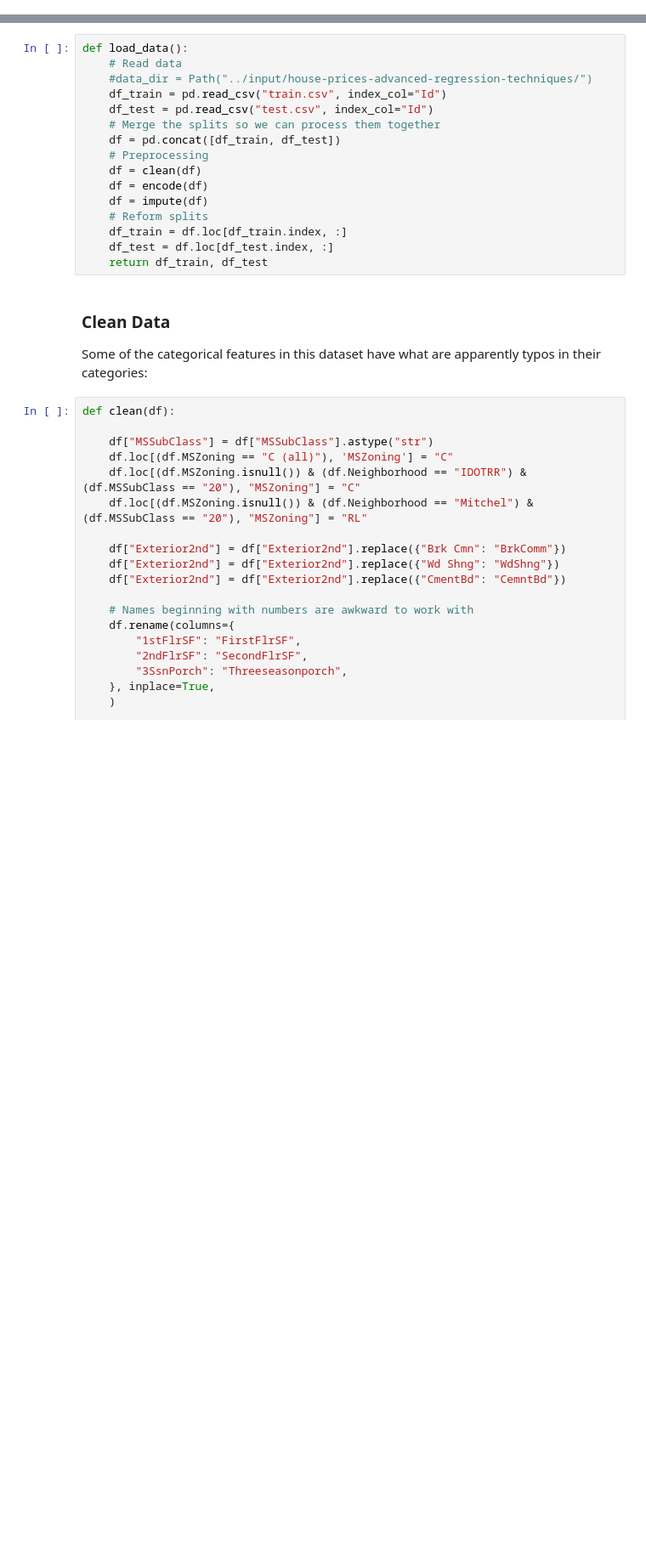
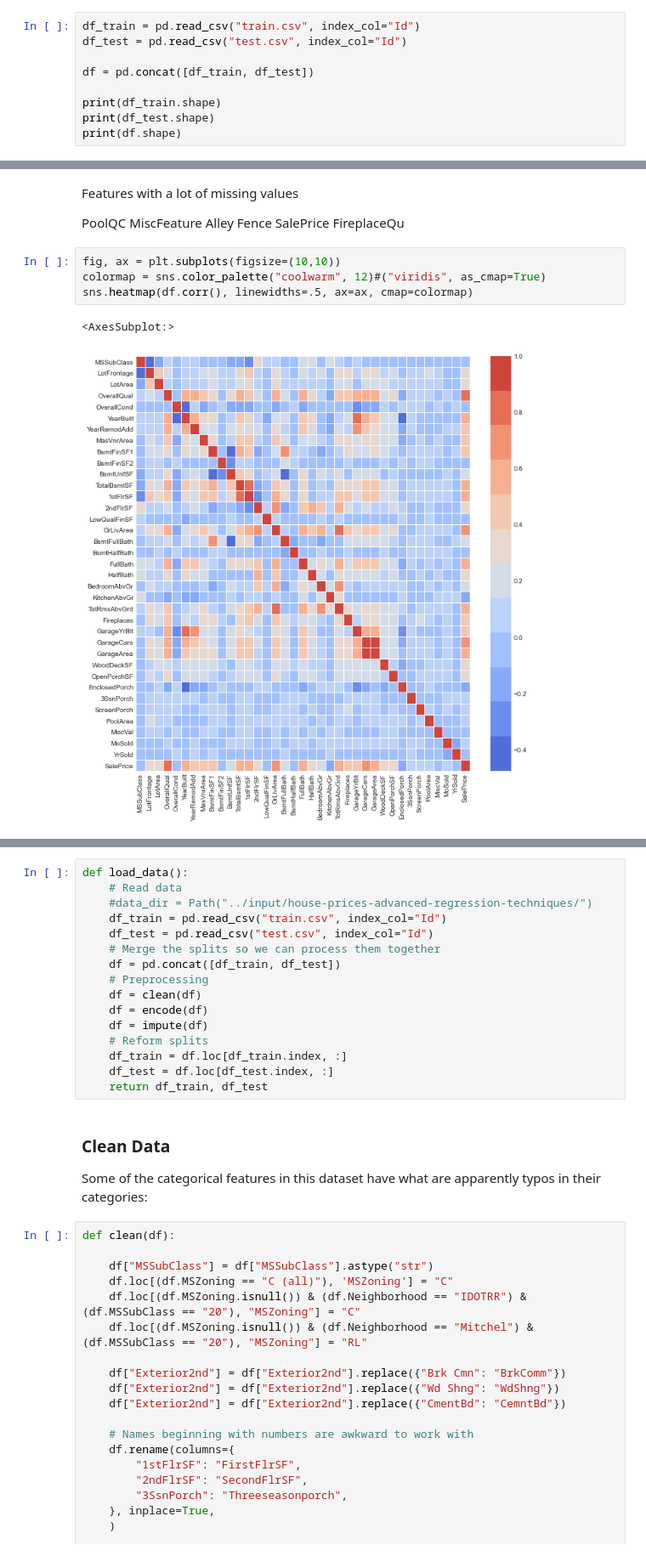
Before and after one commit to flegaspi700/my-projects, a Jupyter notebook: Kaggle/HousePricing/testme.ipynb, the cells around one changed output, grey strips where cells are left out. Shown at 85% size. Drawn from its saved outputs; the diff is of its cells as text; blank space fills up the shorter version.

```diff
--- a/Kaggle/HousePricing/testme.ipynb
+++ b/Kaggle/HousePricing/testme.ipynb
@@ -59 +58,10 @@ pd.set_option('display.max_rows', 250)
 pd.set_option('display.max_columns', 250)
+# %%
+df_train = pd.read_csv("train.csv", index_col="Id")
+df_test = pd.read_csv("test.csv", index_col="Id")
+
+df = pd.concat([df_train, df_test])
+
+print(df_train.shape)
+print(df_test.shape)
+print(df.shape)
@@ -59,0 +181,16 @@ pd.set_option('display.max_columns', 250)
+# %% [markdown]
+Features with a lot of missing values
+
+PoolQC
+MiscFeature
+Alley
+Fence
+SalePrice
+FireplaceQu
+# %%
+fig, ax = plt.subplots(figsize=(10,10))
+colormap = sns.color_palette("coolwarm", 12)#("viridis", as_cmap=True)
+sns.heatmap(df.corr(), linewidths=.5, ax=ax, cmap=colormap)
+# %% [output]
+<AxesSubplot:>
+[figure, added]
```
Also changed, not shown: parts of 29 cells of this notebook.
